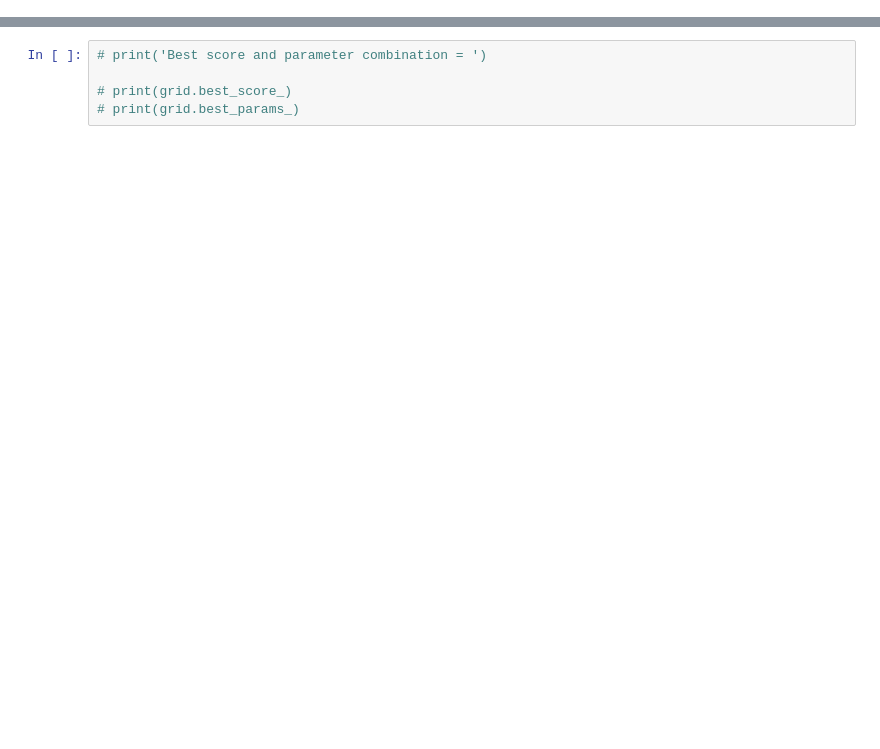
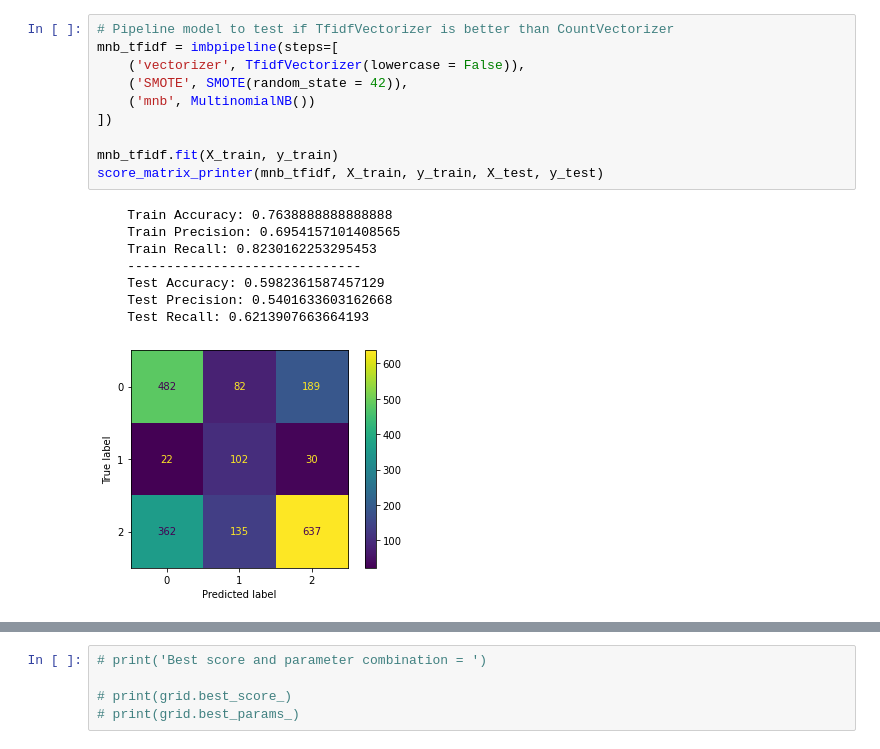
Before and after one commit to cjunhyuk/Apple-Google-Sentiment-Analysis, a Jupyter notebook: EDA.ipynb, the cells around one changed output, grey strips where cells are left out. Saved outputs shown, nothing was run; the diff lists cells and outputs as text; blank space fills up the shorter version.

```diff
--- a/EDA.ipynb
+++ b/EDA.ipynb
@@ -399,0 +346,19 @@ Training Accuracy: 0.642822851656265
+# %%
+# Pipeline model to test if TfidfVectorizer is better than CountVectorizer
+mnb_tfidf = imbpipeline(steps=[
+    ('vectorizer', TfidfVectorizer(lowercase = False)),
+    ('SMOTE', SMOTE(random_state = 42)),
+    ('mnb', MultinomialNB())
+])
+
+mnb_tfidf.fit(X_train, y_train)
+score_matrix_printer(mnb_tfidf, X_train, y_train, X_test, y_test)
+# %% [output]
+    Train Accuracy: 0.7638888888888888
+    Train Precision: 0.6954157101408565
+    Train Recall: 0.8230162253295453
+    ------------------------------
+    Test Accuracy: 0.5982361587457129
+    Test Precision: 0.5401633603162668
+    Test Recall: 0.6213907663664193
+[figure, added]
```
Also changed, not shown: parts of 75 cells of this notebook.
